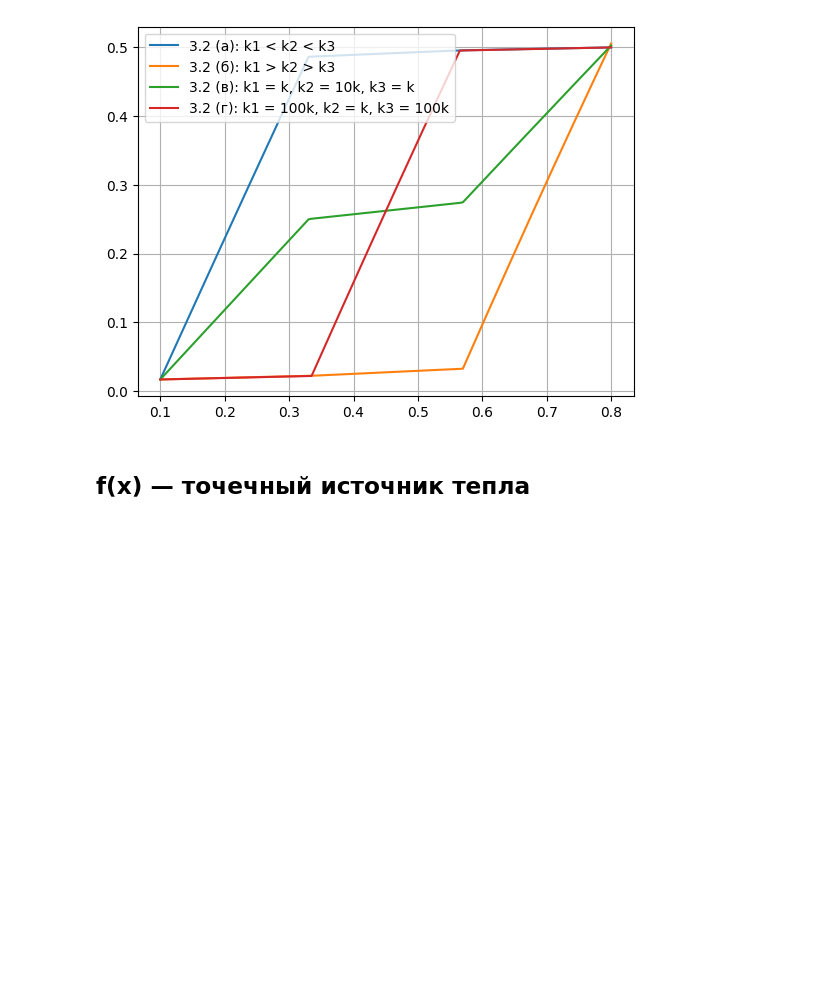
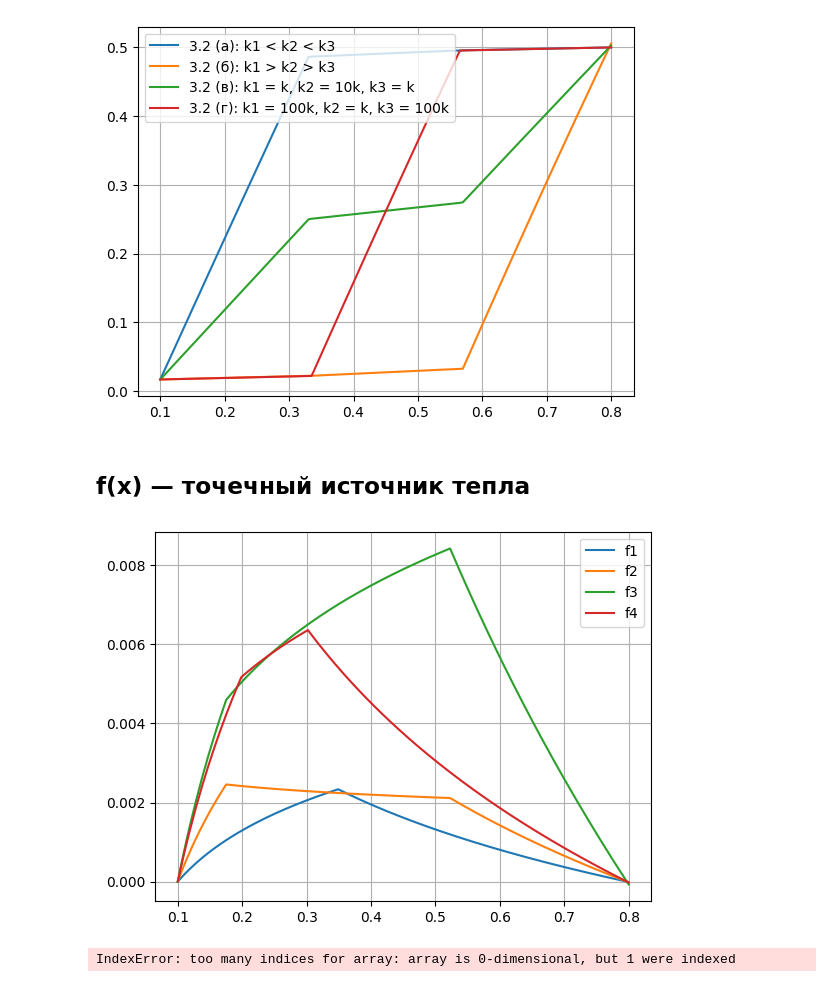
Before and after one commit to kudrmax/numerical-methods, a Jupyter notebook: lab7/10.4.8.ipynb, the cells around one changed output. Cells and saved outputs as stored; diff of their text form; code cells hidden in the pictures; blank space fills up the shorter version.

```diff
--- a/lab7/10.4.8.ipynb
+++ b/lab7/10.4.8.ipynb
@@ -84,0 +95,50 @@ create_plot(k_funcs)
+# %%
+from scipy import signal
+
+f_funcs = []
+
+
+# def d(x, x0):
+#     if isinstance(x, float):
+#         return 1 if x == x0 else 0
+#     res = np.zeros(len(x))
+#     for i, x_item in enumerate(x):
+#         res[i] = 1 if x_item == x0 else 0
+#     return res
+
+def d(x, x0):
+    return signal.unit_impulse(len(x), np.abs(x - x0).argmin())
+
+
+def create_one_f(c, x0):
+    def f(x):
+        return c * d(x, x0)
+
+    return f
+
+
+def create_two_f(c1, x01, c2, x02):
+    def f1(x):
+        return c1 * d(x, x01)
+
+    def f2(x):
+        return c2 * d(x, x02)
+
+    def f(x):
+        return f1(x) + f2(x)
+
+    return f
+
+
+f_funcs.append((create_one_f(1, (x_right - x_left) / 2), "f1"))
+f_funcs.append((create_two_f(1, (x_right - x_left) / 4, 1, 3 * (x_right - x_left) / 4), "f2"))
+f_funcs.append((create_two_f(1, (x_right - x_left) / 4, 5, 3 * (x_right - x_left) / 4), "f3"))
+f_funcs.append((create_two_f(1, x_left + 0.1, 2, x_left + 0.2), "f4"))
+# %%
+create_plot(f_funcs)
+# %% [output]
+[figure, added]
+# %%
+create_plot(f_funcs)
+# %% [output]
+IndexError: too many indices for array: array is 0-dimensional, but 1 were indexed
```
Also changed, not shown: parts of 1 cell of this notebook.
